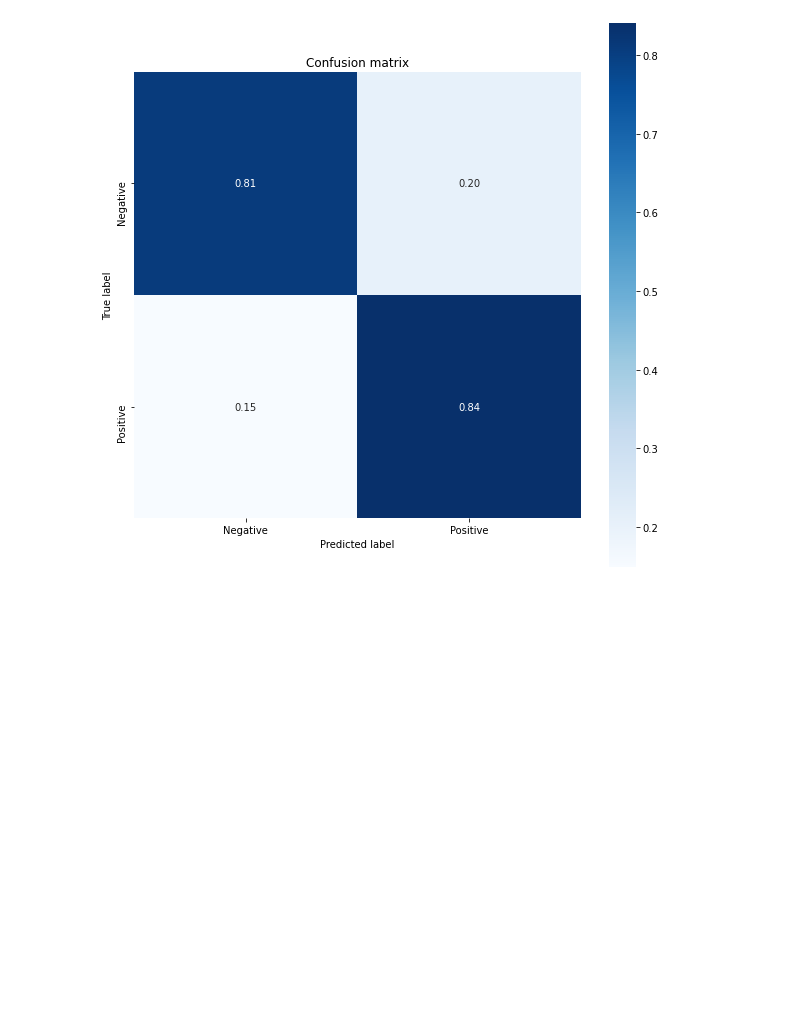
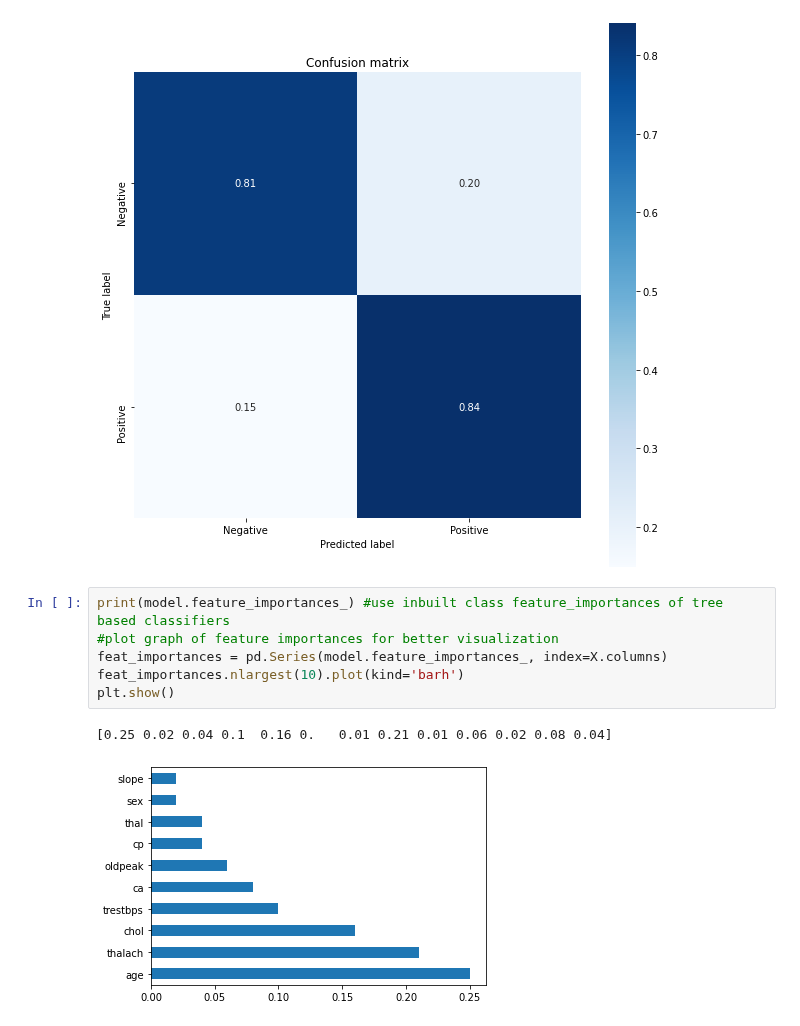
Before and after one commit to xanasa14/MLImplementations, a Jupyter notebook: HeartPrediction.ipynb, the cells around one changed output. Saved outputs shown, nothing was run; the diff lists cells and outputs as text; blank space fills up the shorter version.

```diff
--- a/HeartPrediction.ipynb
+++ b/HeartPrediction.ipynb
@@ -218,3 +218,12 @@ def show_confusion_matrix(test_labels, predictions):
 show_confusion_matrix(y_test, predictions.round())
 # %% [output]
 [figure]
+# %%
+print(model.feature_importances_) #use inbuilt class feature_importances of tree based classifiers
+#plot graph of feature importances for better visualization
+feat_importances = pd.Series(model.feature_importances_, index=X.columns)
+feat_importances.nlargest(10).plot(kind='barh')
+plt.show()
+# %% [output]
+[0.25 0.02 0.04 0.1  0.16 0.   0.01 0.21 0.01 0.06 0.02 0.08 0.04]
+[figure, added]
```
